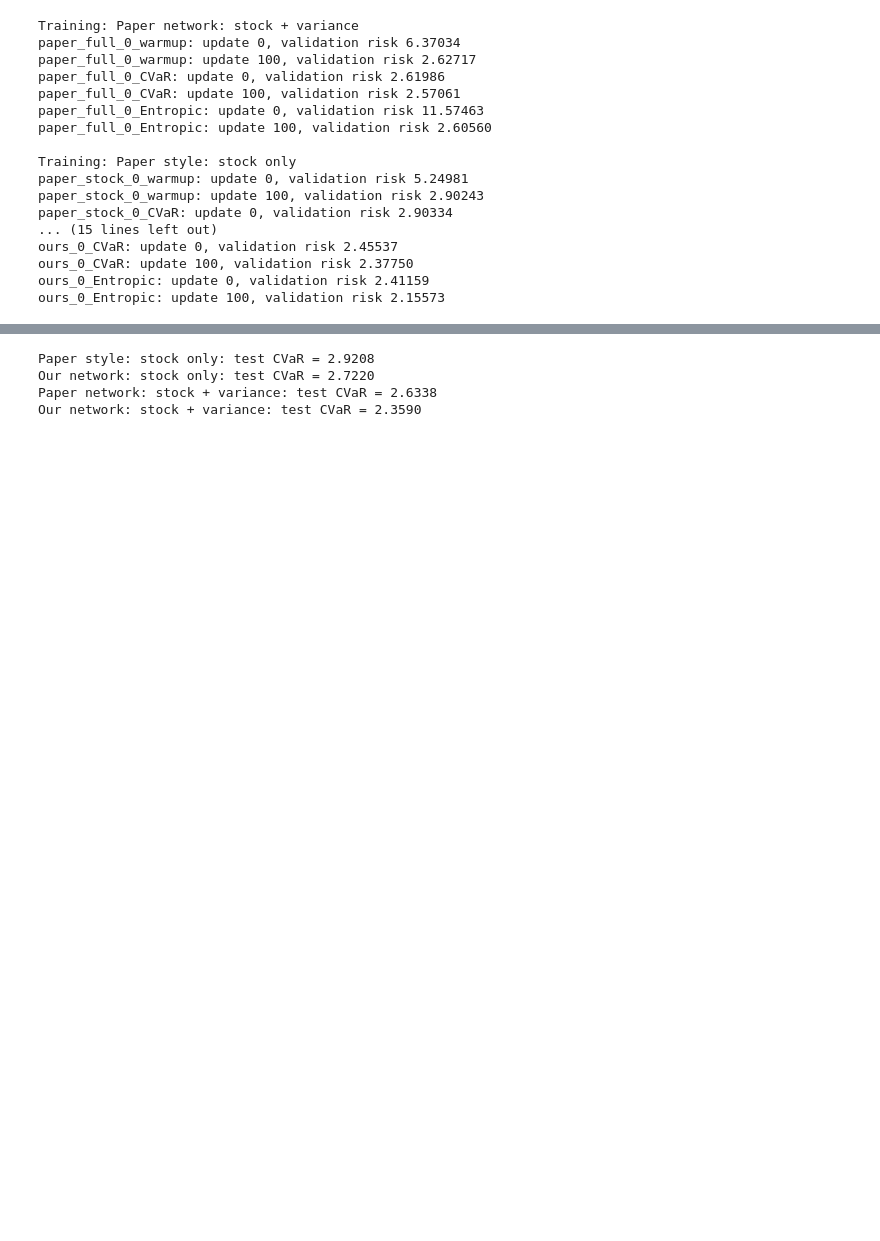
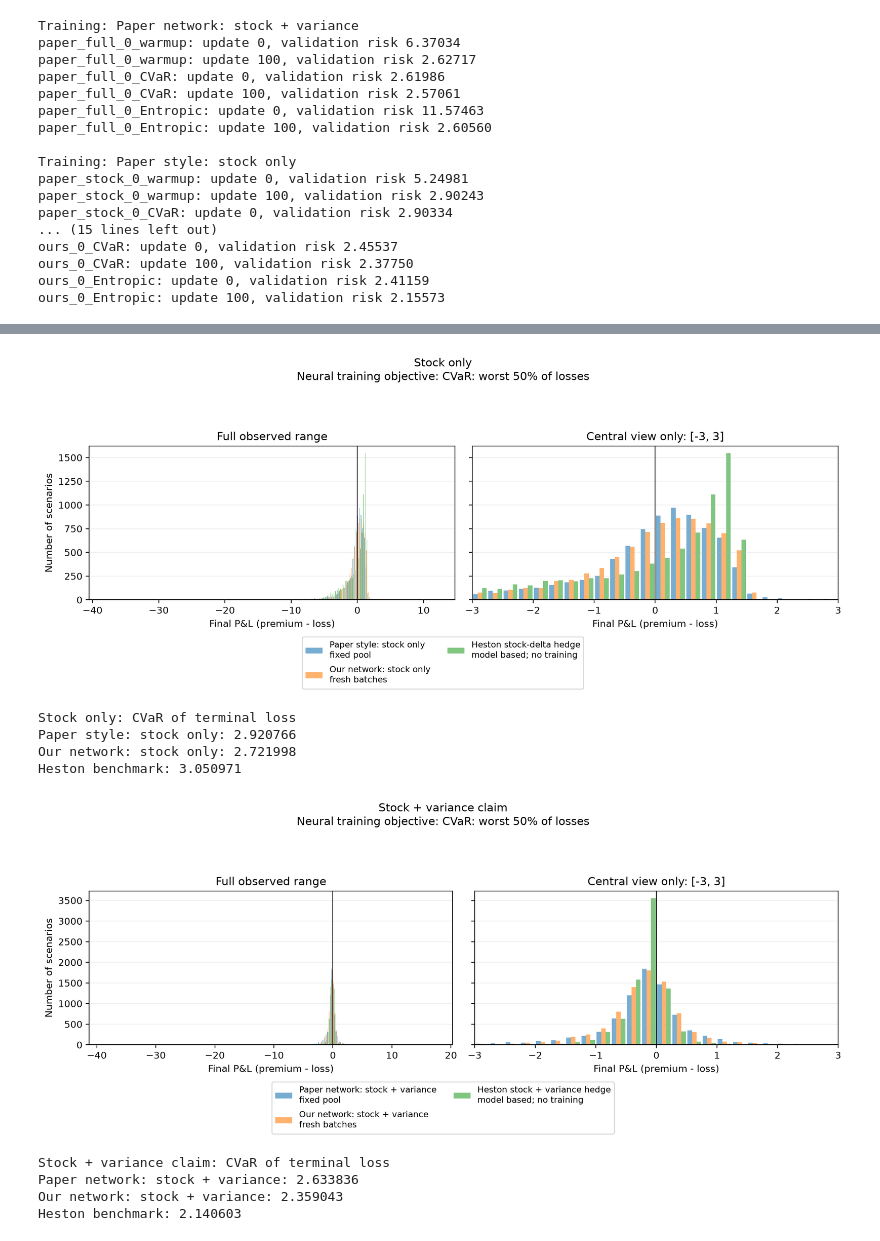
Before and after one commit to AlpayNatanael/Deep-Hedging-Implementation, a Jupyter notebook: Single_Call_Comparison.ipynb, the cells around one changed output, grey strips where cells are left out. Saved outputs shown, nothing was run; the diff lists cells and outputs as text; code cells hidden in the pictures; blank space fills up the shorter version.

```diff
--- a/Single_Call_Comparison.ipynb
+++ b/Single_Call_Comparison.ipynb
@@ -148,17 +120,45 @@ plots.plot_pnl_comparison(
-# %%
-import numpy as np
-
-for model in [control, ours, paper, ours_variance]:
-    losses = model.losses("CVaR", replicate=0)
-    assert model.settings.alpha == 0.5 and len(losses) % 2 == 0
-
-    measured = np.sort(losses)[len(losses) // 2:].mean()
-    reported = model.get_run("CVaR", replicate=0)["metrics"]["cvar"]
-
-    assert np.isclose(measured, reported, rtol=1e-10, atol=1e-10)
-    print(f"{model.name}: test CVaR = {measured:.4f}")
-# %% [output]
-Paper style: stock only: test CVaR = 2.9208
-Our network: stock only: test CVaR = 2.7220
-Paper network: stock + variance: test CVaR = 2.6338
-Our network: stock + variance: test CVaR = 2.3590
+# %%
+from scripts.general_nn import call_price
+from scripts import plots
+
+# Use the same premium for every strategy.
+premium = call_price(ours.settings)
+
+# Compare each network against a Heston hedge with the same instruments.
+comparisons = [
+    (control, ours, "Stock only"),
+    (paper, ours_variance, "Stock + variance claim"),
+]
+
+for reference, other, title in comparisons:
+    # Compute and store the Heston benchmark on the existing test paths.
+    reference.evaluate(include_heston=True)
+
+    # Explicitly include its P&L distribution in the figure.
+    plots.plot_pnl_comparison(
+        [reference, other],
+        premium=premium,
+        objective="CVaR",
+        title=title,
+        include_heston=True,
+    )
+
+    # Print numerical comparisons as well as showing the histogram.
+    print(f"\n{title}: CVaR of terminal loss")
+    for model in (reference, other):
+        score = model.get_run("CVaR", replicate=0)["metrics"]["cvar"]
+        print(f"{model.name}: {score:.6f}")
+
+    score = reference.benchmarks["heston"]["cvar"]
+    print(f"Heston benchmark: {score:.6f}")
+# %% [output]
+[figure, added]
+Stock only: CVaR of terminal loss
+Paper style: stock only: 2.920766
+Our network: stock only: 2.721998
+Heston benchmark: 3.050971
+[figure, added]
+Stock + variance claim: CVaR of terminal loss
+Paper network: stock + variance: 2.633836
+Our network: stock + variance: 2.359043
+Heston benchmark: 2.140603
```
Also changed, not shown: parts of 2 cells of this notebook.
